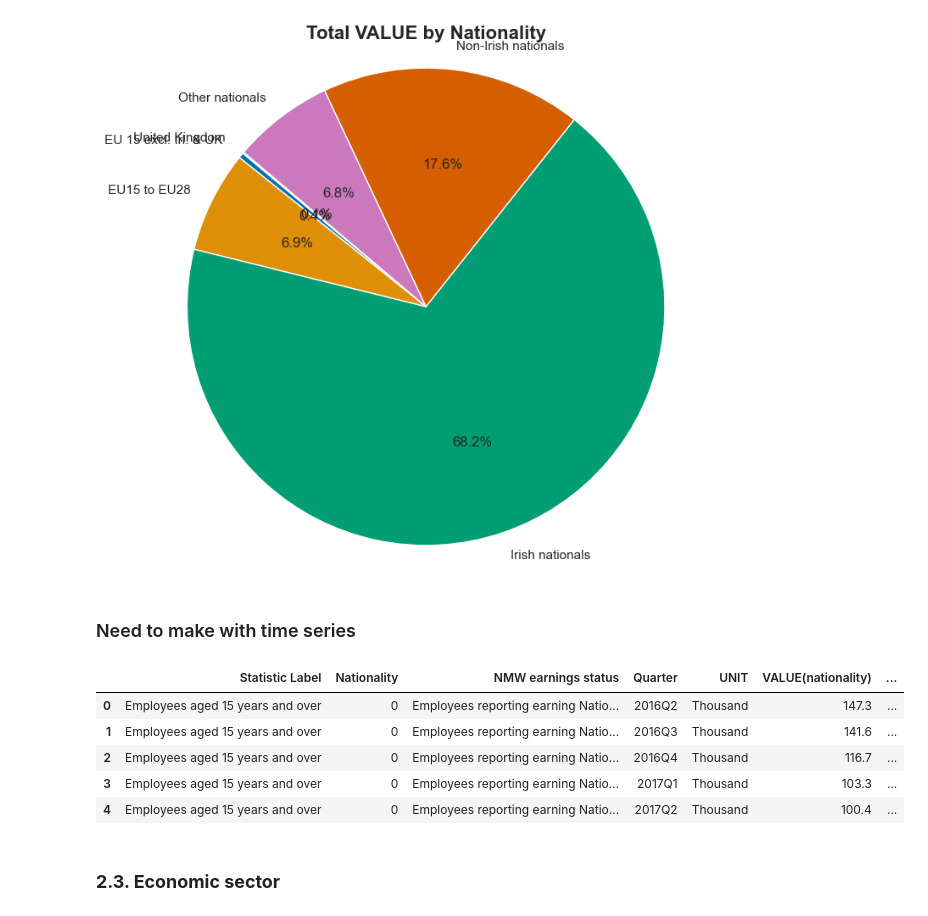
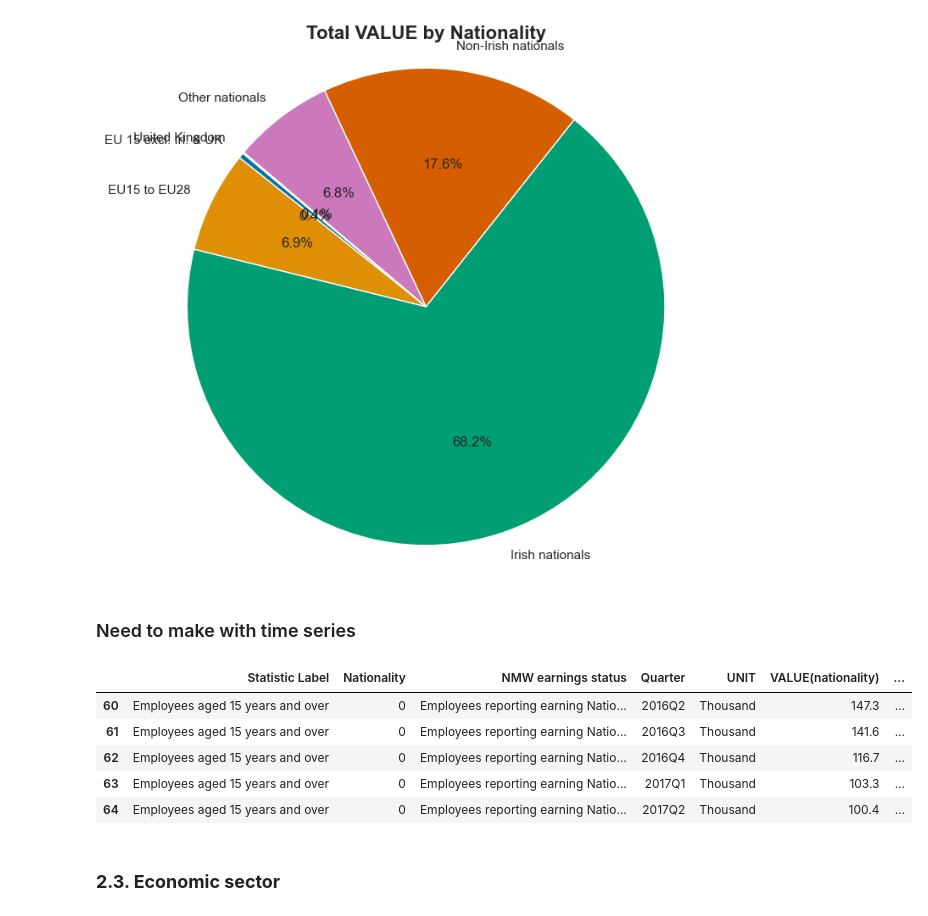
Before and after one commit to Usukhbayar95/Capstone_Project, a Jupyter notebook: Project.ipynb, the cells around one changed output. Cells and saved outputs as stored; diff of their text form; code cells hidden in the pictures.

```diff
--- a/Project.ipynb
+++ b/Project.ipynb
@@ -471,6 +457,7 @@ df_nat.head()
 # %%
 # Drop rows where "NMW earnings status" is "Total employees", "Employees reporting earning more than National Minimum Wage"
 df_nation = df_nat.drop(df_nat[(df_nat["NMW earnings status"] == "Total employees")
+                           | (df_nat["Nationality"] == "Total Persons")
                            | (df_nat["NMW earnings status"] == "Employees reporting earning more than National Minimum Wage")].index)
 # %%
 # to change the name of the 'VALUE' column
@@ -526,27 +513,27 @@ plt.title('Total VALUE by Nationality', fontsize=16, fontweight='bold')
 plt.show()
 # %% [output]
 [figure]
-# %% [markdown]
-### Need to make with time series
+# %% [markdown]
+### Need to make with time series
 # %%
 replacement_dict_sector = {
-    'Irish nationals': '0',
-    'Non-Irish nationals': '1',
-    'United Kingdom': '2',
-    'EU 15 excl. Irl. & UK': '3',
-    'EU15 to EU28': '4',
-    'Other nationals': '5'
+    'Irish nationals': 0,
+    'Non-Irish nationals': 1,
+    'United Kingdom': 2,
+    'EU 15 excl. Irl. & UK': 3,
+    'EU15 to EU28': 4,
+    'Other nationals': 5
 }
 
 df_nation['Nationality'] = df_nation['Nationality'].replace(replacement_dict_sector)
 df_nation.head()
 # %% [output]
 |  | Statistic Label | Nationality | NMW earnings status | Quarter | UNIT | VALUE(nationality) | ... |
-| 0 | Employees aged 15 years and over | 0 | Employees reporting earning Natio... | 2016Q2 | Thousand | 147.3 | ... |
-| 1 | Employees aged 15 years and over | 0 | Employees reporting earning Natio... | 2016Q3 | Thousand | 141.6 | ... |
-| 2 | Employees aged 15 years and over | 0 | Employees reporting earning Natio... | 2016Q4 | Thousand | 116.7 | ... |
-| 3 | Employees aged 15 years and over | 0 | Employees reporting earning Natio... | 2017Q1 | Thousand | 103.3 | ... |
-| 4 | Employees aged 15 years and over | 0 | Employees reporting earning Natio... | 2017Q2 | Thousand | 100.4 | ... |
+| 60 | Employees aged 15 years and over | 0 | Employees reporting earning Natio... | 2016Q2 | Thousand | 147.3 | ... |
+| 61 | Employees aged 15 years and over | 0 | Employees reporting earning Natio... | 2016Q3 | Thousand | 141.6 | ... |
+| 62 | Employees aged 15 years and over | 0 | Employees reporting earning Natio... | 2016Q4 | Thousand | 116.7 | ... |
+| 63 | Employees aged 15 years and over | 0 | Employees reporting earning Natio... | 2017Q1 | Thousand | 103.3 | ... |
+| 64 | Employees aged 15 years and over | 0 | Employees reporting earning Natio... | 2017Q2 | Thousand | 100.4 | ... |
 # %% [markdown]
 ### **2.3. Economic sector**
 # %%
```
Also changed, not shown: parts of 86 cells of this notebook.
